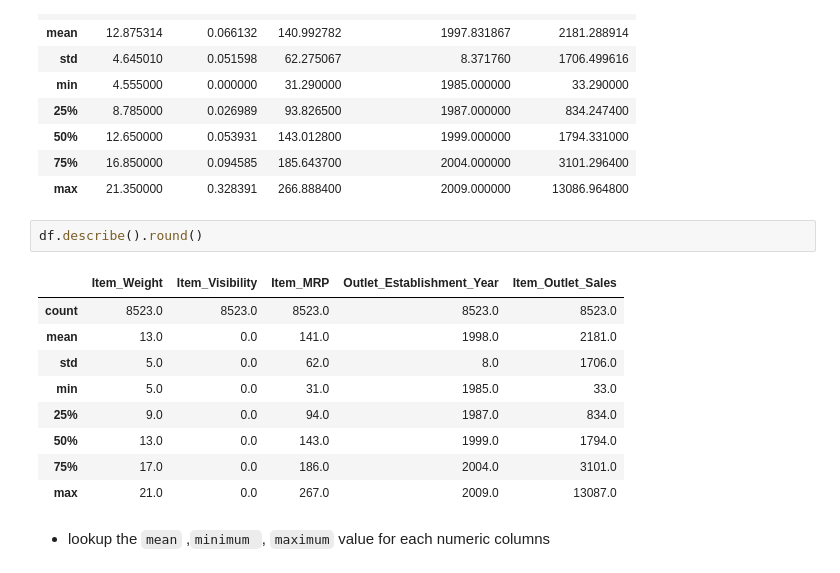
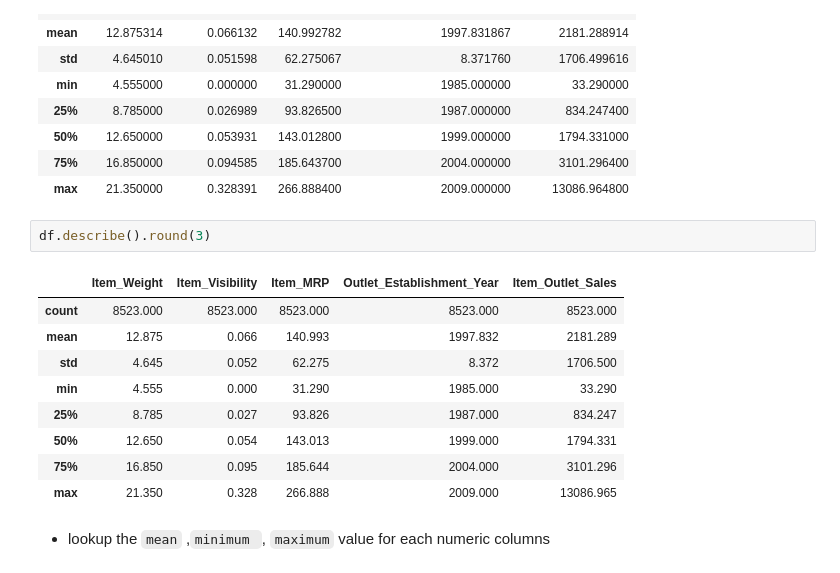
Before and after one commit to MaysNassar/prediction-of-product-sales, a Jupyter notebook: prediction_of_product_sales.ipynb, the cells around one changed output. Saved outputs shown, nothing was run; the diff lists cells and outputs as text.

```diff
--- a/prediction_of_product_sales.ipynb
+++ b/prediction_of_product_sales.ipynb
@@ -340,17 +351,17 @@ df.describe()
 | 75% | 16.850000 | 0.094585 | 185.643700 | 2004.000000 | 3101.296400 |
 | max | 21.350000 | 0.328391 | 266.888400 | 2009.000000 | 13086.964800 |
 # %%
-df.describe().round()
+df.describe().round(3)
 # %% [output]
 |  | Item_Weight | Item_Visibility | Item_MRP | Outlet_Establishment_Year | Item_Outlet_Sales |
-| count | 8523.0 | 8523.0 | 8523.0 | 8523.0 | 8523.0 |
-| mean | 13.0 | 0.0 | 141.0 | 1998.0 | 2181.0 |
-| std | 5.0 | 0.0 | 62.0 | 8.0 | 1706.0 |
-| min | 5.0 | 0.0 | 31.0 | 1985.0 | 33.0 |
-| 25% | 9.0 | 0.0 | 94.0 | 1987.0 | 834.0 |
-| 50% | 13.0 | 0.0 | 143.0 | 1999.0 | 1794.0 |
-| 75% | 17.0 | 0.0 | 186.0 | 2004.0 | 3101.0 |
-| max | 21.0 | 0.0 | 267.0 | 2009.0 | 13087.0 |
+| count | 8523.000 | 8523.000 | 8523.000 | 8523.000 | 8523.000 |
+| mean | 12.875 | 0.066 | 140.993 | 1997.832 | 2181.289 |
+| std | 4.645 | 0.052 | 62.275 | 8.372 | 1706.500 |
+| min | 4.555 | 0.000 | 31.290 | 1985.000 | 33.290 |
+| 25% | 8.785 | 0.027 | 93.826 | 1987.000 | 834.247 |
+| 50% | 12.650 | 0.054 | 143.013 | 1999.000 | 1794.331 |
+| 75% | 16.850 | 0.095 | 185.644 | 2004.000 | 3101.296 |
+| max | 21.350 | 0.328 | 266.888 | 2009.000 | 13086.965 |
 # %% [markdown]
 * lookup the `mean` ,`minimum `, `maximum` value for each numeric columns
 # %%
```
Also changed, not shown: parts of 25 cells of this notebook.
